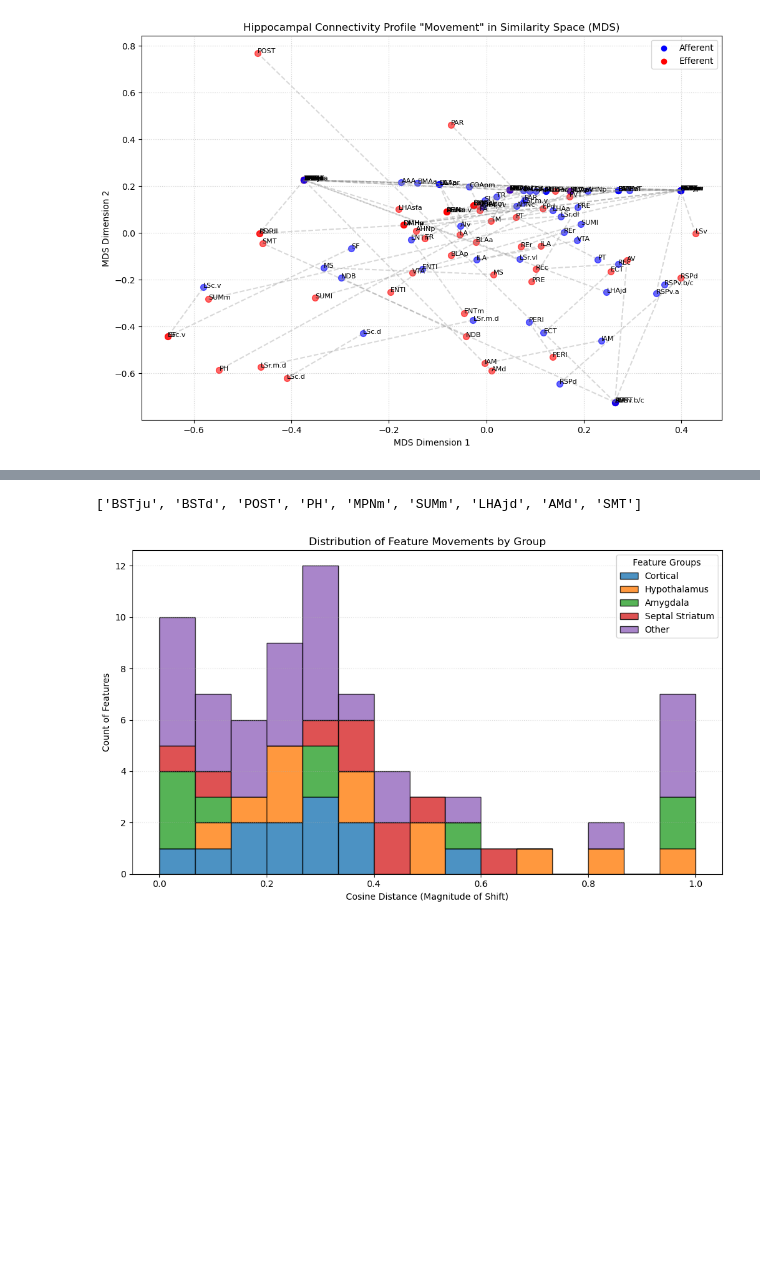
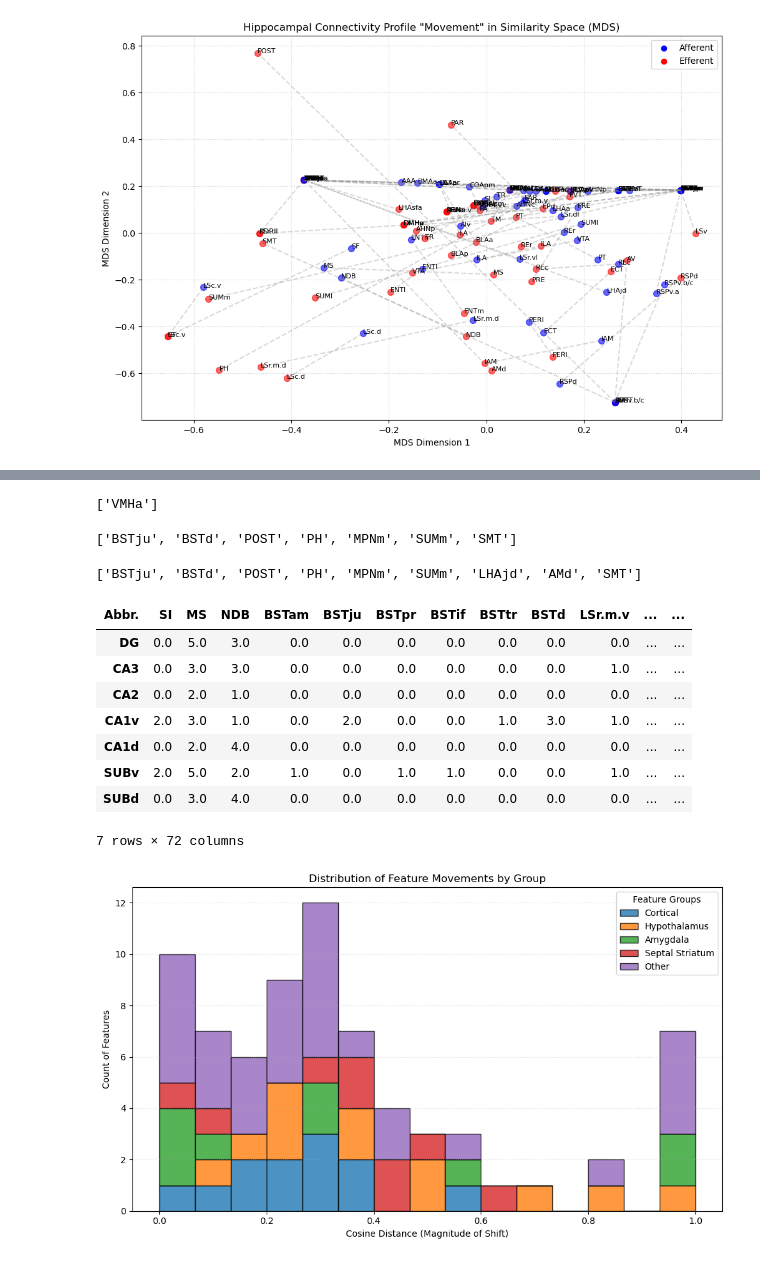
Before and after one commit to chris-weinberger/br2f_connectome, a Jupyter notebook: scripts/symmetry_analysis.ipynb, the cells around one changed output, grey strips where cells are left out. Drawn from its saved outputs; the diff is of its cells as text; code cells hidden in the pictures; blank space fills up the shorter version.

```diff
--- a/scripts/symmetry_analysis.ipynb
+++ b/scripts/symmetry_analysis.ipynb
@@ -177,7 +187,27 @@ plt.show()
+# %%
+zero_movement
+# %% [output]
+['VMHa']
+# %%
+complete_movement
+# %% [output]
+['BSTju', 'BSTd', 'POST', 'PH', 'MPNm', 'SUMm', 'SMT']
 # %%
 high_movement
 # %% [output]
 ['BSTju', 'BSTd', 'POST', 'PH', 'MPNm', 'SUMm', 'LHAjd', 'AMd', 'SMT']
+# %%
+df_avg_from
+# %% [output]
+| Abbr. | SI | MS | NDB | BSTam | BSTju | BSTpr | BSTif | BSTtr | BSTd | LSr.m.v | ... | ... |
+| DG | 0.0 | 5.0 | 3.0 | 0.0 | 0.0 | 0.0 | 0.0 | 0.0 | 0.0 | 0.0 | ... | ... |
+| CA3 | 0.0 | 3.0 | 3.0 | 0.0 | 0.0 | 0.0 | 0.0 | 0.0 | 0.0 | 1.0 | ... | ... |
+| CA2 | 0.0 | 2.0 | 1.0 | 0.0 | 0.0 | 0.0 | 0.0 | 0.0 | 0.0 | 0.0 | ... | ... |
+| CA1v | 2.0 | 3.0 | 1.0 | 0.0 | 2.0 | 0.0 | 0.0 | 1.0 | 3.0 | 1.0 | ... | ... |
+| CA1d | 0.0 | 2.0 | 4.0 | 0.0 | 0.0 | 0.0 | 0.0 | 0.0 | 0.0 | 0.0 | ... | ... |
+| SUBv | 2.0 | 5.0 | 2.0 | 1.0 | 0.0 | 1.0 | 1.0 | 0.0 | 0.0 | 1.0 | ... | ... |
+| SUBd | 0.0 | 3.0 | 4.0 | 0.0 | 0.0 | 0.0 | 0.0 | 0.0 | 0.0 | 0.0 | ... | ... |
+7 rows × 72 columns
 # %%
 # Create stacked histogram based on regional groupings
 
```
Also changed, not shown: parts of 4 cells of this notebook, 12 other files.
